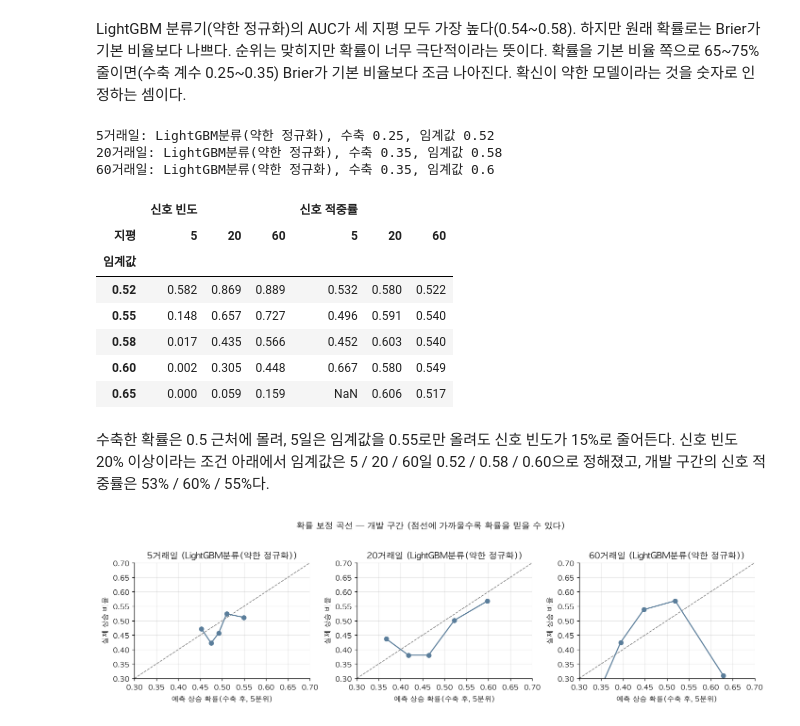
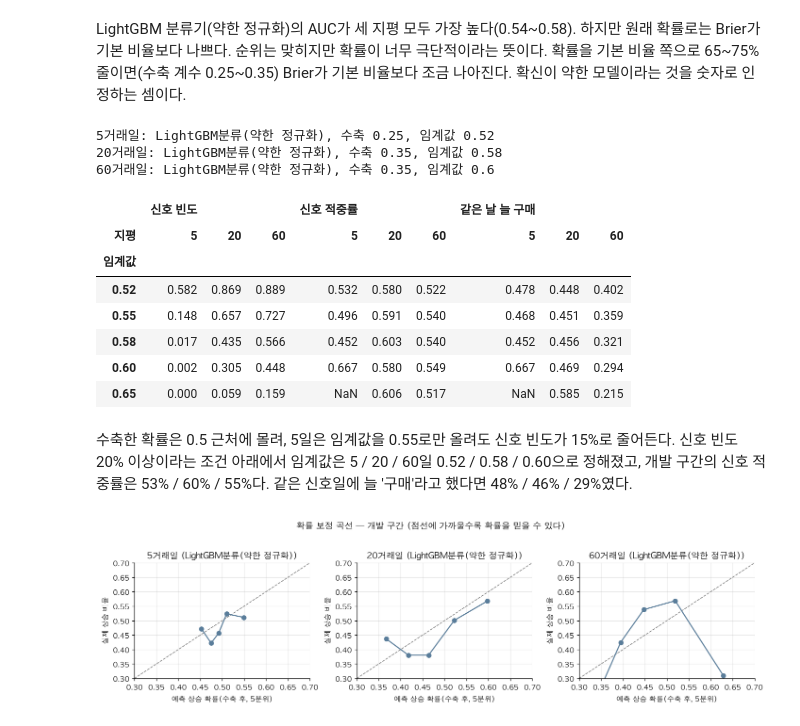
Before and after one commit to sjinie/Coffee_Price_Prediction, a Jupyter notebook: notebooks/03_return_direction.ipynb, the cells around one changed output. Saved outputs shown, nothing was run; the diff lists cells and outputs as text; code cells hidden in the pictures.

```diff
--- a/notebooks/03_return_direction.ipynb
+++ b/notebooks/03_return_direction.ipynb
@@ -201,36 +201,37 @@ LightGBM 분류기(약한 정규화)의 AUC가 세 지평 모두 가장 높다(0
 # %%
 # 지평마다 AUC가 가장 높은 모델을 고르고, 신호 임계값은 개발 구간에서 신호 빈도 20% 이상 중 적중률이 가장 높은 값으로 정한다.
 selection = {}
 threshold_rows = []
 for h in HORIZONS:
     table = direction_table[direction_table["지평"] == h].set_index("모델")
     name = table["AUC"].idxmax()
     result, weight = direction_dev[h, name]
     prob = shrink(result, weight)
     candidates = {}
     for threshold in (0.52, 0.55, 0.58, 0.60, 0.65):
         d = direction_metrics(result["y"], prob, base_rate=result["base"].mean(), threshold=threshold)
-        threshold_rows.append({"지평": h, "임계값": threshold, "신호 빈도": d["coverage"], "신호 적중률": d["precision"]})
+        threshold_rows.append({"지평": h, "임계값": threshold, "신호 빈도": d["coverage"], "신호 적중률": d["precision"],
+                               "같은 날 늘 구매": d["signal_up_rate"]})
         if d["coverage"] >= 0.2:
             candidates[threshold] = d["precision"]
     threshold = max(candidates, key=candidates.get) if candidates else None
     selection[h] = {"model": name, "shrink": float(weight), "threshold": threshold, "features": SETS[h]["direction"]}
     print(f"{h}거래일: {name}, 수축 {weight:.2f}, 임계값 {threshold}")
-pd.DataFrame(threshold_rows).pivot(index="임계값", columns="지평", values=["신호 빈도", "신호 적중률"]).round(3)
+pd.DataFrame(threshold_rows).pivot(index="임계값", columns="지평", values=["신호 빈도", "신호 적중률", "같은 날 늘 구매"]).round(3)
 # %% [output]
 5거래일: LightGBM분류(약한 정규화), 수축 0.25, 임계값 0.52
 20거래일: LightGBM분류(약한 정규화), 수축 0.35, 임계값 0.58
 60거래일: LightGBM분류(약한 정규화), 수축 0.35, 임계값 0.6
-|  | 신호 빈도 |  |  | 신호 적중률 |  |  |
-| 지평 | 5 | 20 | 60 | 5 | 20 | 60 |
-| 임계값 |  |  |  |  |  |  |
-| 0.52 | 0.582 | 0.869 | 0.889 | 0.532 | 0.580 | 0.522 |
-| 0.55 | 0.148 | 0.657 | 0.727 | 0.496 | 0.591 | 0.540 |
-| 0.58 | 0.017 | 0.435 | 0.566 | 0.452 | 0.603 | 0.540 |
-| 0.60 | 0.002 | 0.305 | 0.448 | 0.667 | 0.580 | 0.549 |
-| 0.65 | 0.000 | 0.059 | 0.159 | NaN | 0.606 | 0.517 |
+|  | 신호 빈도 |  |  | 신호 적중률 |  |  | 같은 날 늘 구매 |  |  |
+| 지평 | 5 | 20 | 60 | 5 | 20 | 60 | 5 | 20 | 60 |
+| 임계값 |  |  |  |  |  |  |  |  |  |
+| 0.52 | 0.582 | 0.869 | 0.889 | 0.532 | 0.580 | 0.522 | 0.478 | 0.448 | 0.402 |
+| 0.55 | 0.148 | 0.657 | 0.727 | 0.496 | 0.591 | 0.540 | 0.468 | 0.451 | 0.359 |
+| 0.58 | 0.017 | 0.435 | 0.566 | 0.452 | 0.603 | 0.540 | 0.452 | 0.456 | 0.321 |
+| 0.60 | 0.002 | 0.305 | 0.448 | 0.667 | 0.580 | 0.549 | 0.667 | 0.469 | 0.294 |
+| 0.65 | 0.000 | 0.059 | 0.159 | NaN | 0.606 | 0.517 | NaN | 0.585 | 0.215 |
 # %% [markdown]
-수축한 확률은 0.5 근처에 몰려, 5일은 임계값을 0.55로만 올려도 신호 빈도가 15%로 줄어든다. 신호 빈도 20% 이상이라는 조건 아래에서 임계값은 5 / 20 / 60일 0.52 / 0.58 / 0.60으로 정해졌고, 개발 구간의 신호 적중률은 53% / 60% / 55%다.
+수축한 확률은 0.5 근처에 몰려, 5일은 임계값을 0.55로만 올려도 신호 빈도가 15%로 줄어든다. 신호 빈도 20% 이상이라는 조건 아래에서 임계값은 5 / 20 / 60일 0.52 / 0.58 / 0.60으로 정해졌고, 개발 구간의 신호 적중률은 53% / 60% / 55%다. 같은 신호일에 늘 '구매'라고 했다면 48% / 46% / 29%였다.
 # %%
 fig, axes = plt.subplots(1, 3, figsize=(13, 3.6))
 for ax, h in zip(axes, HORIZONS):
```
Also changed, not shown: parts of 3 cells of this notebook, 3 other files.
